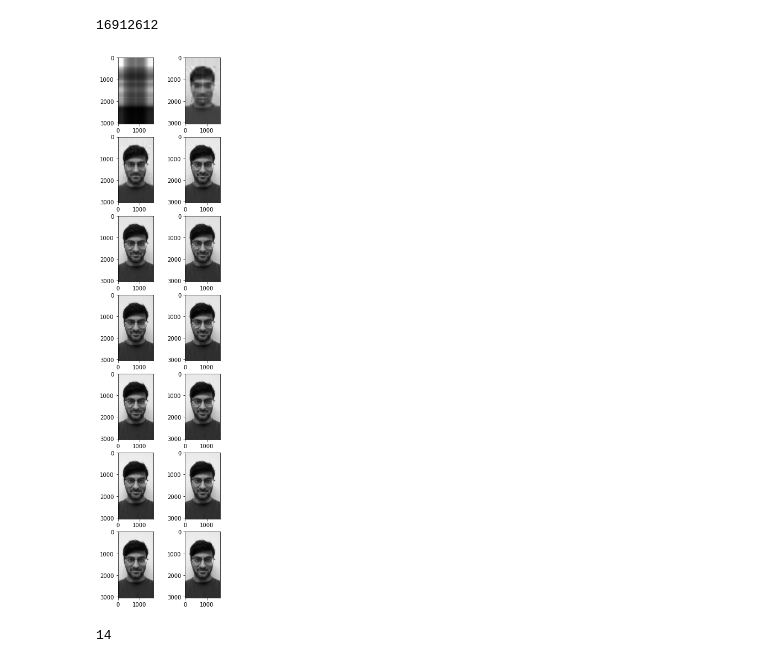
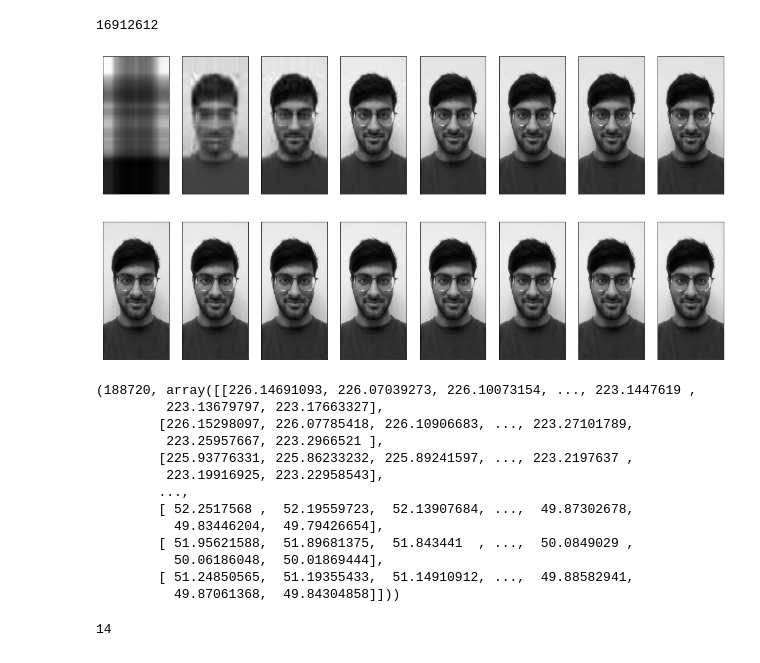
Before and after one commit to saithat/lin_alg_ds, a Jupyter notebook: 1.ipynb, the cells around one changed output. Drawn from its saved outputs; the diff is of its cells as text; code cells hidden in the pictures.

Commit message:
produced more charts

```diff
--- a/1.ipynb
+++ b/1.ipynb
@@ -7,5 +9,5 @@ from kneed import KneeLocator
 # %%
-img = Image.open('selfie.jpg').convert('L')
+img = Image.open('Data_Problem_1_Sai_Thatigotla.jpg').convert('L')
 # %%
 plt.imshow(img, cmap='gray')
 # %% [output]
@@ -71,24 +73,47 @@ def compress(u, s, v, rank):
     size = (u[:, 0:rank].shape[0]*u[:, 0:rank].shape[1])+(new_sigma.shape[0]*new_sigma.shape[1]) + (v[0:rank, :].shape[0] * v[0:rank, :].shape[1])
     return size, new_img
 # %%
-ranks = [1, 5, 10, 20, 40, 80, 100, 150, 175, 200, 400, 500, 800, 1600]
+ranks = [1, 5, 10, 20, 40, 60, 80, 100, 150, 175, 200, 400, 500, 800, 1100, 1600]
 # %%
-nrows = int(len(ranks)/2)
-fig, axes = plt.subplots(nrows, 2, figsize=(4,18))
+nrows = 2
+ncols = 8
+fig, axes = plt.subplots(nrows, ncols, figsize=(18,9))
 i = 0
 szs = []
-for row in axes:
+for i, row in enumerate(axes.flat):
     sz,new_pic= compress(u, s, v, ranks[i])
     szs.append(sz)
-    row[0].imshow(new_pic, cmap='gray')
-    i += 1
-    sz,new_pic= compress(u, s, v, ranks[i])
-    szs.append(sz)
-    row[1].imshow(new_pic, cmap='gray')
-    i += 1
+    row.imshow(new_pic, cmap='gray', aspect='auto')
+    row.grid(False)
+    #i += 1
+    #sz,new_pic= compress(u, s, v, ranks[i])
+    #szs.append(sz)
+    #row[1].imshow(new_pic, cmap='gray')
+    #i += 1
+    #row.yaxis.set_ticks_position("right")
+    #row.xaxis.set_ticks_position("top")
+    row.set_xticks([])
+    row.set_yticks([])
+plt.grid(False)
 plt.show()
 # %% [output]
-[figure, old version]
+[figure, new version]
+# %%
+compress(u, s, v, 40)
+# %% [output]
+(188720, array([[226.14691093, 226.07039273, 226.10073154, ..., 223.1447619 ,
+         223.13679797, 223.17663327],
+        [226.15298097, 226.07785418, 226.10906683, ..., 223.27101789,
+         223.25957667, 223.2966521 ],
+        [225.93776331, 225.86233232, 225.89241597, ..., 223.2197637 ,
+         223.19916925, 223.22958543],
+        ...,
+        [ 52.2517568 ,  52.19559723,  52.13907684, ...,  49.87302678,
+          49.83446204,  49.79426654],
+        [ 51.95621588,  51.89681375,  51.843441  , ...,  50.0849029 ,
+          50.06186048,  50.01869444],
+        [ 51.24850565,  51.19355433,  51.14910912, ...,  49.88582941,
+          49.87061368,  49.84304858]]))
 # %%
 szs = np.array(szs)
 # %%
```
Also changed, not shown: parts of 2 cells of this notebook, 4 other files.
